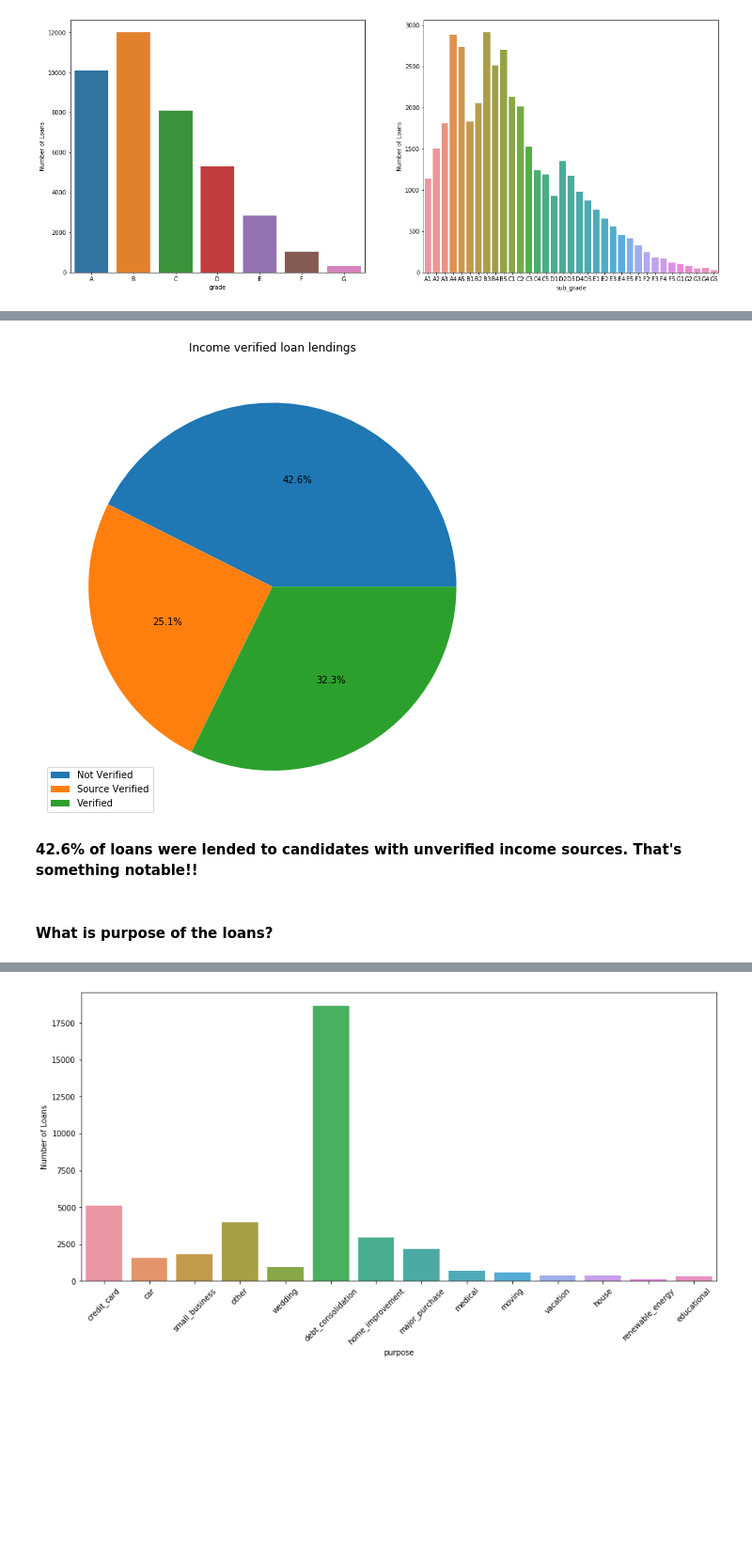
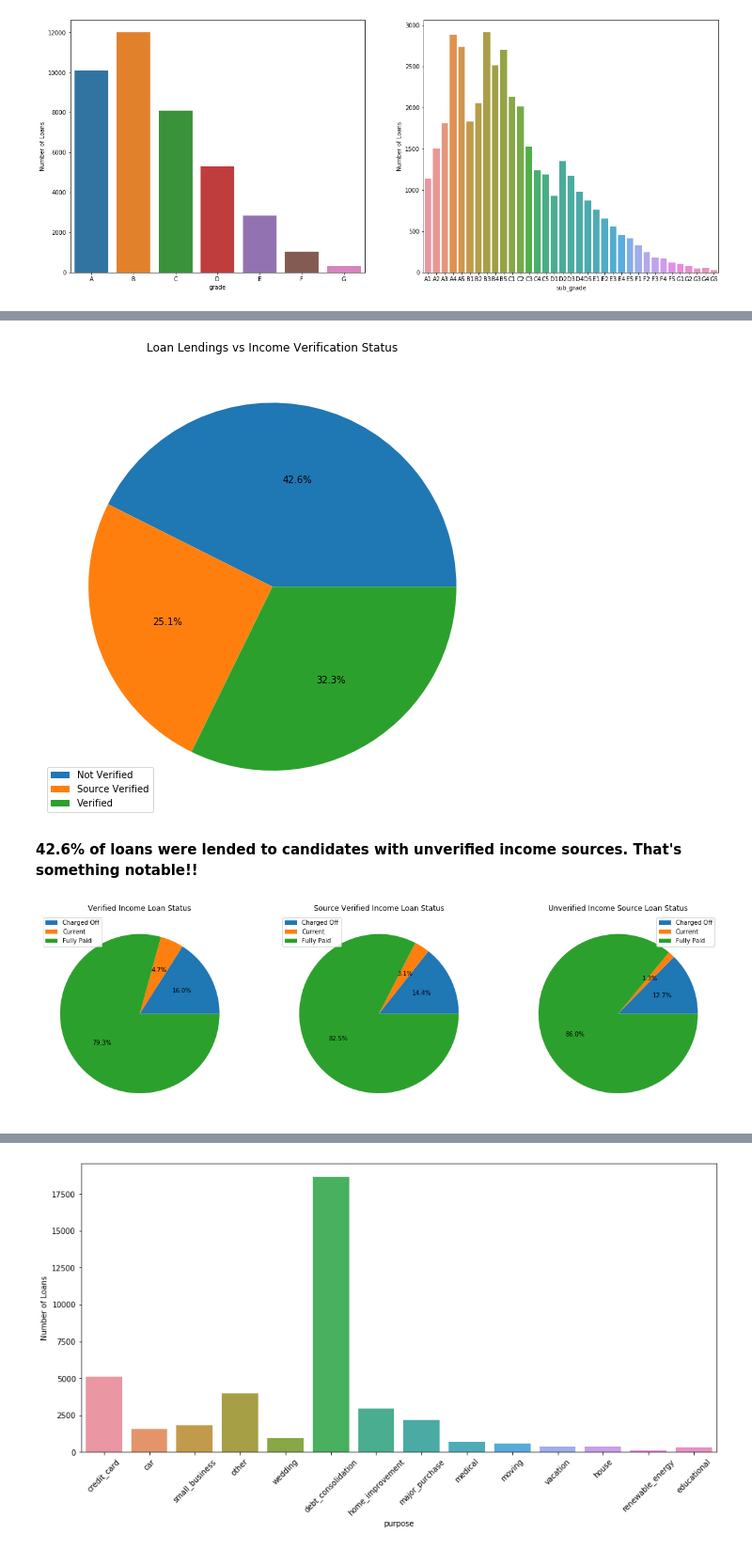
Before and after one commit to vivekav-96/UpGrad-PGDML, a Jupyter notebook: LendingClubCaseStudy/case_study.ipynb, the cells around one changed output, grey strips where cells are left out. Shown at 94% size. Cells and saved outputs as stored; diff of their text form; code cells hidden in the pictures; blank space fills up the shorter version.

Commit message:
Lending Club Case Study : A few more analysis on categorical variables.

```diff
--- a/LendingClubCaseStudy/case_study.ipynb
+++ b/LendingClubCaseStudy/case_study.ipynb
@@ -273,10 +284,19 @@ plt.show()
 # %%
-pie = loan_data.groupby(['verification_status']).count().plot(y='id', kind='pie', labels=None, figsize=(9, 9),autopct='%1.1f%%', title='Income verified loan lendings')
+pie = loan_data.groupby(['verification_status']).count().plot(y='id', kind='pie', labels=None, figsize=(9, 9),autopct='%1.1f%%', title='Loan Lendings vs Income Verification Status')
 pie.set(ylabel='')
 plt.show()
 # %% [output]
-[figure, old version]
+[figure, new version]
 # %% [markdown]
 **42.6% of loans were lended to candidates with unverified income sources. That's something notable!!**
-# %% [markdown]
-#### What is purpose of the loans?
+# %%
+fig, ax = plt.subplots(1, 3, figsize=(20, 8))
+pie1 = loan_data[loan_data.verification_status == 'Verified'].groupby(['loan_status']).count().plot(y='id', kind='pie', labels=None, autopct='%1.1f%%', title='Verified Income Loan Status', ax=ax[0])
+pie2 = loan_data[loan_data.verification_status == 'Source Verified'].groupby(['loan_status']).count().plot(y='id', kind='pie', labels=None, autopct='%1.1f%%', title='Source Verified Income Loan Status', ax=ax[1])
+pie3 = loan_data[loan_data.verification_status == 'Not Verified'].groupby(['loan_status']).count().plot(y='id', kind='pie', labels=None, autopct='%1.1f%%', title='Unverified Income Source Loan Status', ax=ax[2])
+pie1.set(ylabel='')
+pie2.set(ylabel='')
+pie3.set(ylabel='')
+plt.show()
+# %% [output]
+[figure, added]
```
Also changed, not shown: parts of 8 cells of this notebook.
